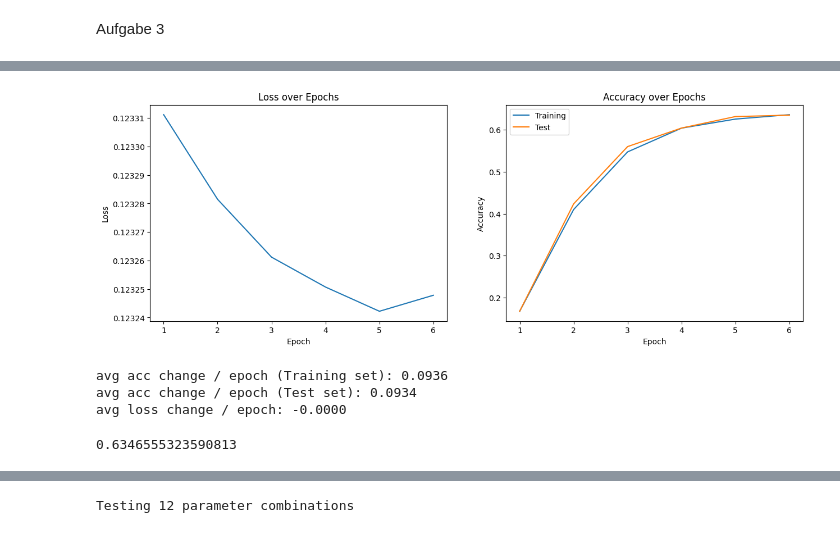
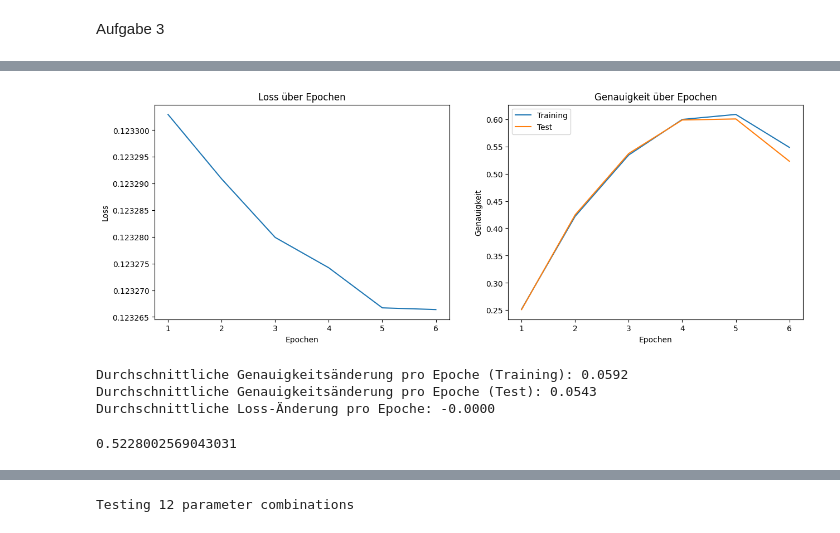
Before and after one commit to iamekerb/vta-MC, a Jupyter notebook: vta mc 1.ipynb, the cells around one changed output, grey strips where cells are left out. Drawn from its saved outputs; the diff is of its cells as text; code cells hidden in the pictures.

```diff
--- a/vta mc 1.ipynb
+++ b/vta mc 1.ipynb
@@ -366,12 +312,8 @@ def get_batches(x, y, batch_size):
         y_batch = y[i:i+batch_size]
         yield x_batch, y_batch
 # %%
+# Klasse zur Verwaltung der Netzwerkentwicklung
 class NetworkDevelopment:
-    """
-    Class to manage and visualize the development of a neural network over epochs.
-
-    :param total_epochs: total number of epochs
-    """
     def __init__(self, total_epochs):
         self.total_epochs = total_epochs
         self.losses = []
@@ -379,47 +321,29 @@ class NetworkDevelopment:
         self.accuracies_test = []
 
     def add_epoch(self, epoch_number, loss, acc_train, acc_test):
-        """
-        Add the loss and accuracy for an epoch.
-
-        :param epoch_number: epoch number
-        :param loss: loss value
-        :param acc_train: accuracy value on training set
-        :param acc_test: accuracy value on test set
-        :return: a string with information about the epoch
-        """
         self.losses.append(loss)
         self.accuracies_train.append(acc_train)
         self.accuracies_test.append(acc_test)
-
         return f'Epoch {epoch_number}/{self.total_epochs} - loss: {loss:.4f} - acc_train: {acc_train:.4f} - acc_test: {acc_test:.4f}'
 
     def plot(self):
-        """
-        Plot the loss and accuracy over epochs.
-        """
         epochs = np.arange(1, self.total_epochs + 1)
-
         fig, (ax1, ax2) = plt.subplots(1, 2, figsize=(15, 5))
         ax1.plot(epochs, self.losses)
-        ax1.set_title('Loss over Epochs')
-        ax1.set_xlabel('Epoch')
+        ax1.set_title('Loss über Epochen')
+        ax1.set_xlabel('Epochen')
         ax1.set_ylabel('Loss')
         ax2.plot(epochs, self.accuracies_train, label='Training')
         ax2.plot(epochs, self.accuracies_test, label='Test')
-        ax2.set_title('Accuracy over Epochs')
-        ax2.set_xlabel('Epoch')
-        ax2.set_ylabel('Accuracy')
+        ax2.set_title('Genauigkeit über Epochen')
+        ax2.set_xlabel('Epochen')
+        ax2.set_ylabel('Genauigkeit')
         ax2.legend()
         plt.show()
 
     def summary(self):
-        """
-        Print a summary of the network's development over epochs.
-        """
         self.plot()
-
-        print(f'avg acc change / epoch (Training set): {np.mean(np.diff(self.accuracies_train)):.4f}')
-        print(f'avg acc change / epoch (Test set): {np.mean(np.diff(self.accuracies_test)):.4f}')
-        print(f'avg loss change / epoch: {np.mean(np.diff(self.losses)):.4f}')
+        print(f'Durchschnittliche Genauigkeitsänderung pro Epoche (Training): {np.mean(np.diff(self.accuracies_train)):.4f}')
+        print(f'Durchschnittliche Genauigkeitsänderung pro Epoche (Test): {np.mean(np.diff(self.accuracies_test)):.4f}')
+        print(f'Durchschnittliche Loss-Änderung pro Epoche: {np.mean(np.diff(self.losses)):.4f}')
 # %%
@@ -551,7 +409,9 @@ class SingleLayerNetwork:
 y_train_2_binary = (y_train == 4).astype(int)
 y_test_2_binary = (y_test == 4).astype(int)
 # %%
-slp = SingleLayerNetwork(input_size=784, hidden_size=512, output_size=1, loss_fn=focal_loss, loss_fn_grad=focal_loss_grad, acc_fn=f1_score)
+y_train_2_binary = (y_train == 4).astype(int)
+y_test_2_binary = (y_test == 4).astype(int)
+slp = SingleLayerNetwork(input_size=784, hidden_size=256, output_size=1, loss_fn=focal_loss, loss_fn_grad=focal_loss_grad, acc_fn=f1_score)
 slp.train(X_train, y_train_2_binary, X_test, y_test_2_binary, lr=0.0001, epochs=6, batch_size=32)
 slp.summary()
 slp.evaluate(X_test, y_test_2_binary)
@@ -565,8 +425,8 @@ Epoch 6/6 - loss: 0.1232 - acc_train: 0.6359 - acc_test: 0.6347
-[figure, old version]
+[figure, new version]
-avg acc change / epoch (Training set): 0.0936
-avg acc change / epoch (Test set): 0.0934
-avg loss change / epoch: -0.0000
+Durchschnittliche Genauigkeitsänderung pro Epoche (Training): 0.0592
+Durchschnittliche Genauigkeitsänderung pro Epoche (Test): 0.0543
+Durchschnittliche Loss-Änderung pro Epoche: -0.0000
-0.6346555323590813
+0.5228002569043031
 # %%
 # Wähle 12 Bilder mit der Ziffer 4 und 12 Bilder mit einer anderen Ziffer aus dem Testdatensatz
 indices_4 = np.where(y_test == 4)[0]
```
Also changed, not shown: parts of 15 cells of this notebook.
